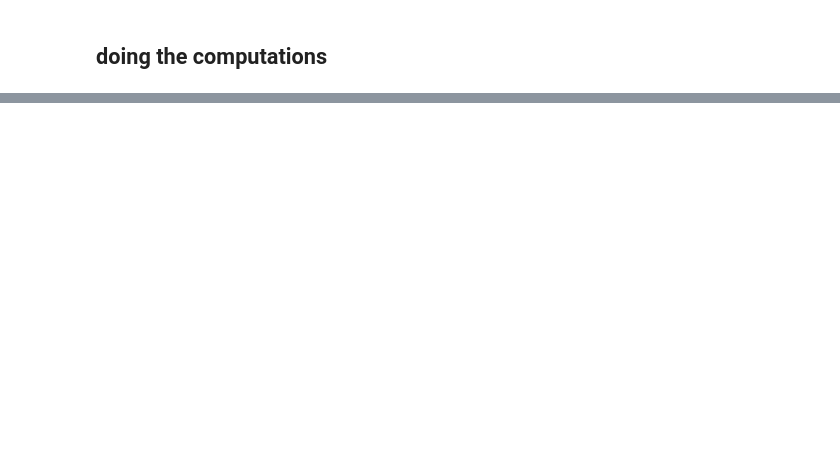
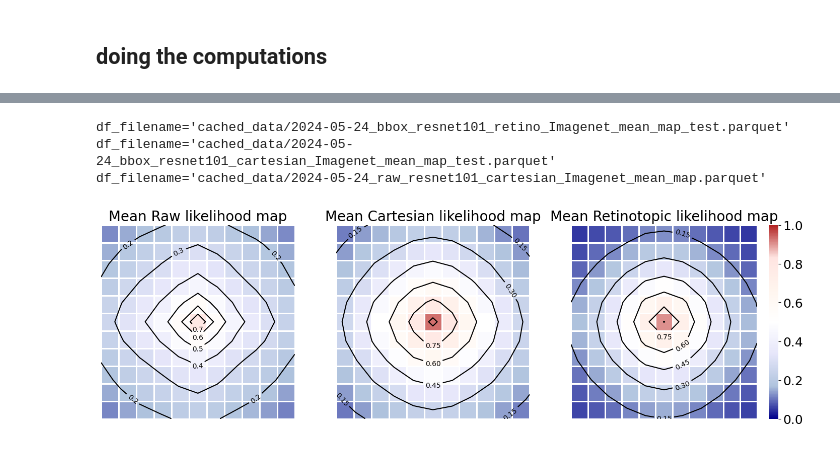
Before and after one commit to bicv/Retinotopy, a Jupyter notebook: 22_scan_mean_nan.ipynb, the cells around one changed output, grey strips where cells are left out. Drawn from its saved outputs; the diff is of its cells as text; code cells hidden in the pictures; blank space fills up the shorter version.

Commit message:
update scan mean map paper

```diff
--- a/22_scan_mean_nan.ipynb
+++ b/22_scan_mean_nan.ipynb
@@ -138,0 +153,55 @@ for ext in ['pdf', 'png']:
+# %%
+def get_mean_map(model_data_set_type, model_name):
+
+    df_filename = get_filename(data_cache, datetag, model_data_set_type, model_name, True) + f'_Imagenet_mean_map_test.parquet'
+    print(f'{df_filename=}')
+    with open(df_filename, 'r') as csv_file:
+        df = pd.read_parquet(df_filename)
+    ret_map = np.array(df['mean_map'][0].reshape(args.resolution[0], args.resolution[1]))
+
+
+    df_filename = get_filename(data_cache, datetag, model_data_set_type, model_name, False) + f'_Imagenet_mean_map_test.parquet'
+    print(f'{df_filename=}')
+    with open(df_filename, 'r') as csv_file:
+        df = pd.read_parquet(df_filename)
+    cart_map = np.array(df['mean_map'][0].reshape(args.resolution[0], args.resolution[1]))
+
+
+    df_filename = get_filename(data_cache, datetag, 'raw', model_name, False) + f'_Imagenet_mean_map.parquet'
+    print(f'{df_filename=}')
+    with open(df_filename, 'r') as csv_file:
+        df = pd.read_parquet(df_filename)
+    raw_map = np.array(df['mean_map'][0].reshape(args.resolution[0], args.resolution[1]))
+
+    return raw_map, cart_map, ret_map
+
+raw_map, cart_map, ret_map = get_mean_map('bbox', 'resnet101')
+# %% [output]
+df_filename='cached_data/2024-05-24_bbox_resnet101_retino_Imagenet_mean_map_test.parquet'
+df_filename='cached_data/2024-05-24_bbox_resnet101_cartesian_Imagenet_mean_map_test.parquet'
+df_filename='cached_data/2024-05-24_raw_resnet101_cartesian_Imagenet_mean_map.parquet'
+# %%
+fig, axs = plt.subplots(1, 3, figsize=(18, 5), width_ratios=[1, 1, 1.2])
+i = 0
+all_titles = ['Raw', 'Cartesian', 'Retinotopic']
+for i_model, result_map in enumerate([raw_map, cart_map, ret_map]):
+
+    ax = axs[i_model]
+    title_mod = all_titles[i_model]
+    cbar = True if i_model == 2 else False
+    X, Y = np.meshgrid(np.linspace(0, args.resolution[0], args.resolution[0]), np.linspace(0, args.resolution[1], args.resolution[1]))
+    Z = result_map
+    levels = np.linspace(Z.min(), Z.max(), max(args.resolution))
+
+    sns.heatmap(result_map, linewidth = 1 , annot = False, cmap=cmap, vmin=0, vmax=1, fmt='.2g', cbar = cbar, ax=ax,annot_kws={"fontsize":9})
+    CS = ax.contour(X, Y, Z, colors='black' )
+    ax.clabel(CS, inline=True, fontsize=10)
+    ax.set_title(f'Mean {title_mod} likelihood map', size = 20)
+    ax.set_xticks([])
+    ax.set_yticks([])
+    #ax.imshow(result_map)
+
+if False:
+    to_save(fig, 'fig-mean_map_Imagenet_paper')
+# %% [output]
+[figure, added]
```
Also changed, not shown: parts of 12 cells of this notebook.
